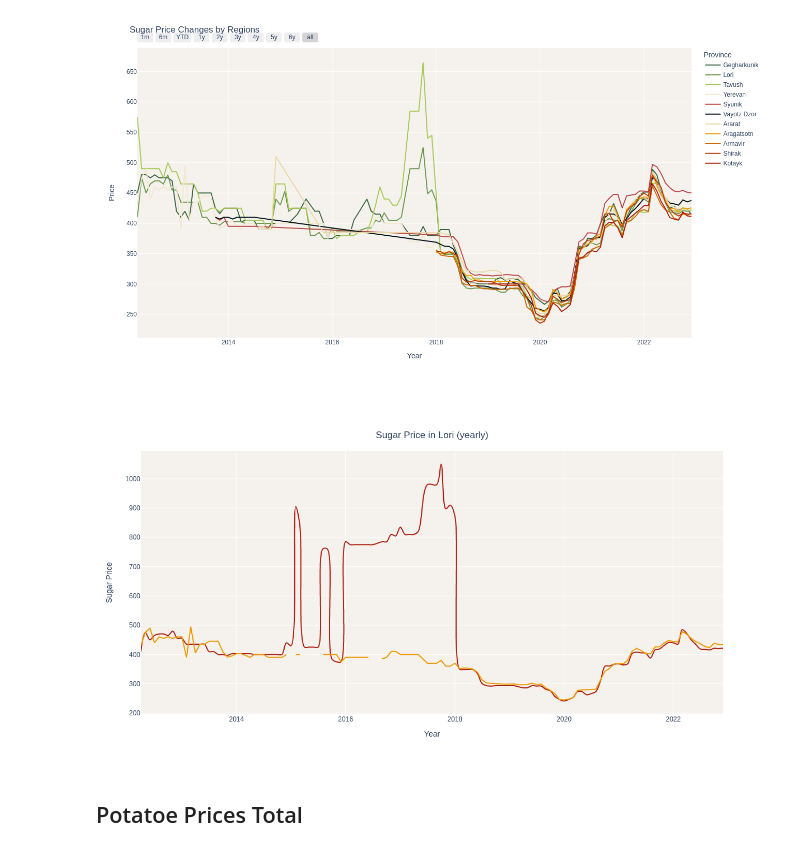
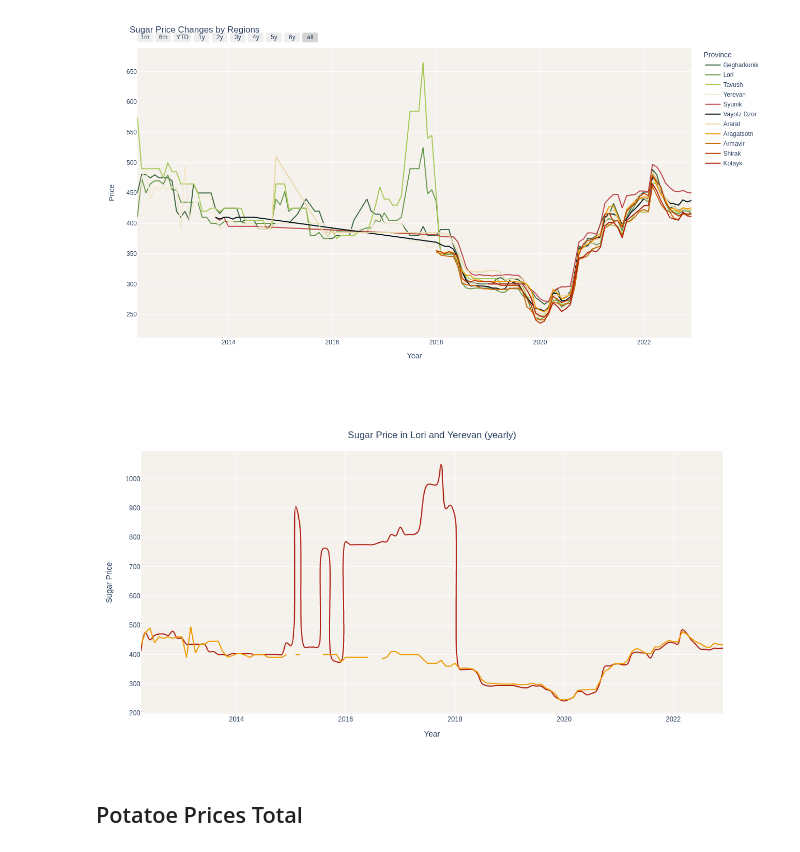
Before and after one commit to TatKhachatryan/Time-Series-Analysis-Project, a Jupyter notebook: ts_analysis_food_prices_arm.ipynb, the cells around one changed output. Cells and saved outputs as stored; diff of their text form; code cells hidden in the pictures.

```diff
--- a/ts_analysis_food_prices_arm.ipynb
+++ b/ts_analysis_food_prices_arm.ipynb
@@ -417,40 +417,35 @@ sugardata = sugardata[['Date_Month', 'Province', 'Price']]
 
 sugar_pivot = pd.pivot_table(sugardata, values = 'Price', index=['Date_Month'], columns = ['Province'], aggfunc=np.sum)
 sugar_pivot = sugar_pivot.reset_index()
 
 fig = go.Figure()
 fig.add_trace(go.Scatter(x=sugar_pivot['Date_Month'].astype(dtype=str),
                          y=sugar_pivot['Lori'],
                          marker_color="#AE2012",
                          mode='lines',
                          line_shape='spline'))
 
-# fig.add_trace(go.Scatter(x=sugar_pivot['Date_Month'].astype(dtype=str),
-#                                 y=sugar_pivot['Shirak'],
-#                                 marker_color="#005F73",
-#                                 mode='lines'))
-
 fig.add_trace(go.Scatter(x=sugar_pivot['Date_Month'].astype(dtype=str),
                                 y=sugar_pivot['Yerevan'],
                                 marker_color="#EE9B00",
                                 mode='lines'))
 
-fig.update_layout(title={'text': "Sugar Price in Lori (yearly)",
+fig.update_layout(title={'text': "Sugar Price in Lori and Yerevan (yearly)",
                          'y':0.9,
                          'x':0.5,
                          'xanchor': 'center',
                          'yanchor': 'top'},
                   autosize=False,
                   width=1200,
                   height=650,
                   xaxis={"title":"Year"},
                   yaxis= {"title":"Sugar Price"},
                   showlegend=False,
                   plot_bgcolor='#f5f1ed',
                   )
 fig.show(renderer='png')
 # %% [output]
-[figure, old version]
+[figure, new version]
 # %% [markdown]
 ## Potatoe Prices Total
 # %%
```
Also changed, not shown: parts of 2 cells of this notebook.
